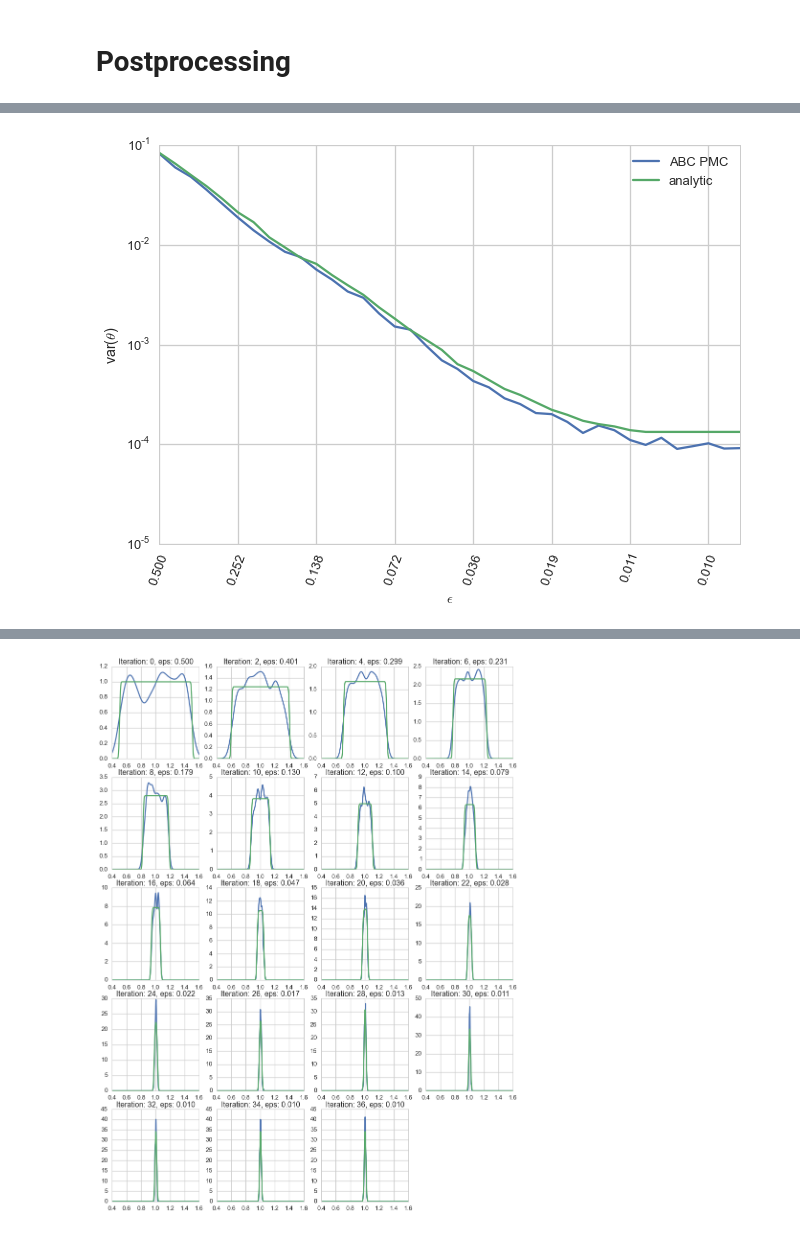
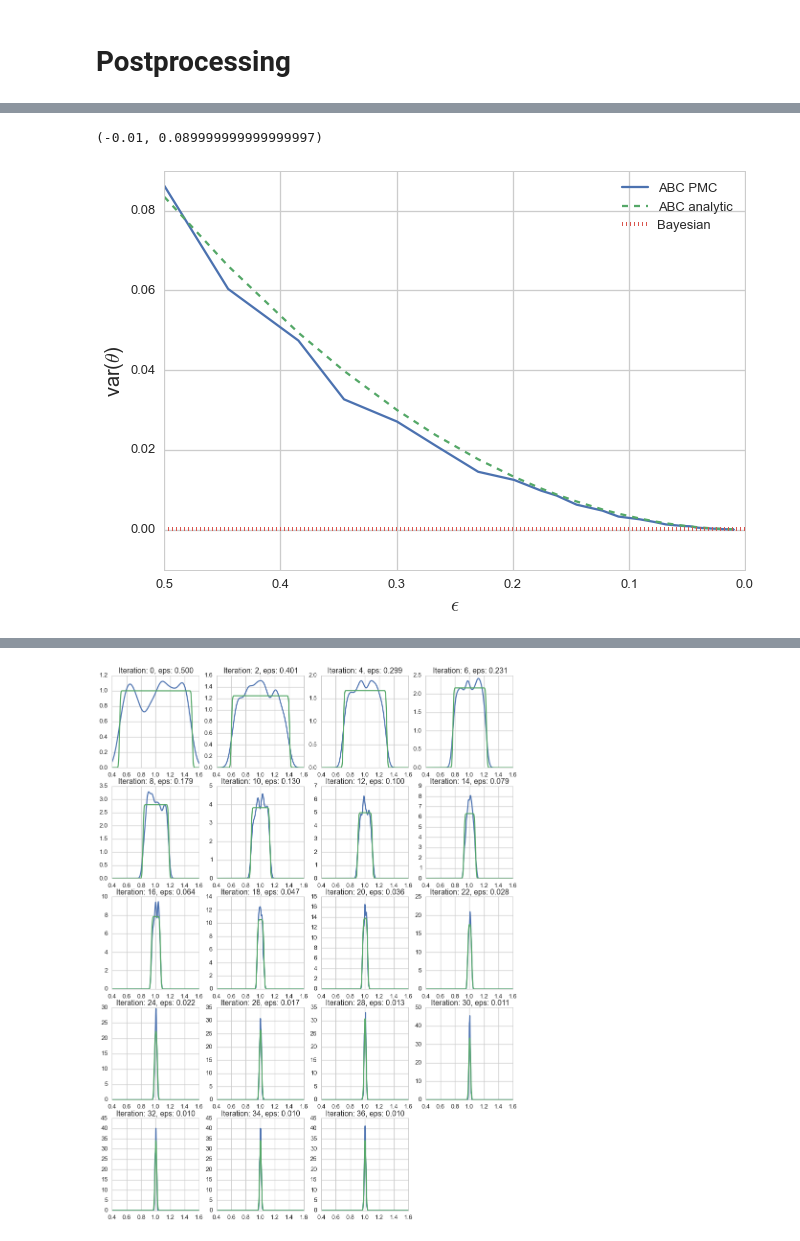
Before and after one commit to jakeret/abcpmc, a Jupyter notebook: notebooks/toy_model.ipynb, the cells around one changed output, grey strips where cells are left out. Drawn from its saved outputs; the diff is of its cells as text; code cells hidden in the pictures.

Commit message:
new colors

```diff
--- a/notebooks/toy_model.ipynb
+++ b/notebooks/toy_model.ipynb
@@ -127,20 +129,27 @@ var_vals = np.var((samples), axis=1)
 eps_values = np.array([pool.eps for pool in pools])
 # %%
 max_eps = 38
-plot(var_vals[:max_eps], label="ABC PMC")
+f, ax = subplots(1,1)
 
-plot((float(sigma)**2/n + eps_values[:max_eps]**2/3), label="analytic")
+ax.plot(eps_values, var_vals[:max_eps], "-" ,label="ABC PMC")
 
-ticks = xticks()[0][:-1]
-xticks(ticks, ["{0:>4.3f}".format(eps) for eps in eps_values[ticks.tolist()]], rotation=70)
-semilogy()
-ylabel(r"var($\theta$)")
-xlabel(r"$\epsilon$")
-legend(loc="best")
+ax.plot(eps_values, (float(sigma)**2/n + eps_values[:max_eps]**2/3), "--", label="ABC analytic")
 
-savefig("1d_gauss_variance.pdf")
+ax.axhline(1e-4, linestyle=":", linewidth=4, color=sns.xkcd_rgb["pale red"], label="Bayesian")
+
+
+#ticks = xticks()[0][:-1]
+#xticks(ticks, ["{0:>4.3f}".format(eps) for eps in eps_values[ticks.tolist()]], rotation=70)
+#ax.semilogy()
+ax.set_ylabel(r"var($\theta$)")
+ax.set_xlabel(r"$\epsilon$")
+ax.legend(loc="best")
+ax.invert_xaxis()
+ylim([-.01, None])
+#savefig("1d_gauss_variance.pdf")
 # %% [output]
+(-0.01, 0.089999999999999997)
-[figure, old version]
+[figure, new version]
 # %%
 acc_ratios = np.array([pool.ratio for pool in pools])
 plot(acc_ratios, label="ABC PMC")
```
Also changed, not shown: parts of 9 cells of this notebook.
